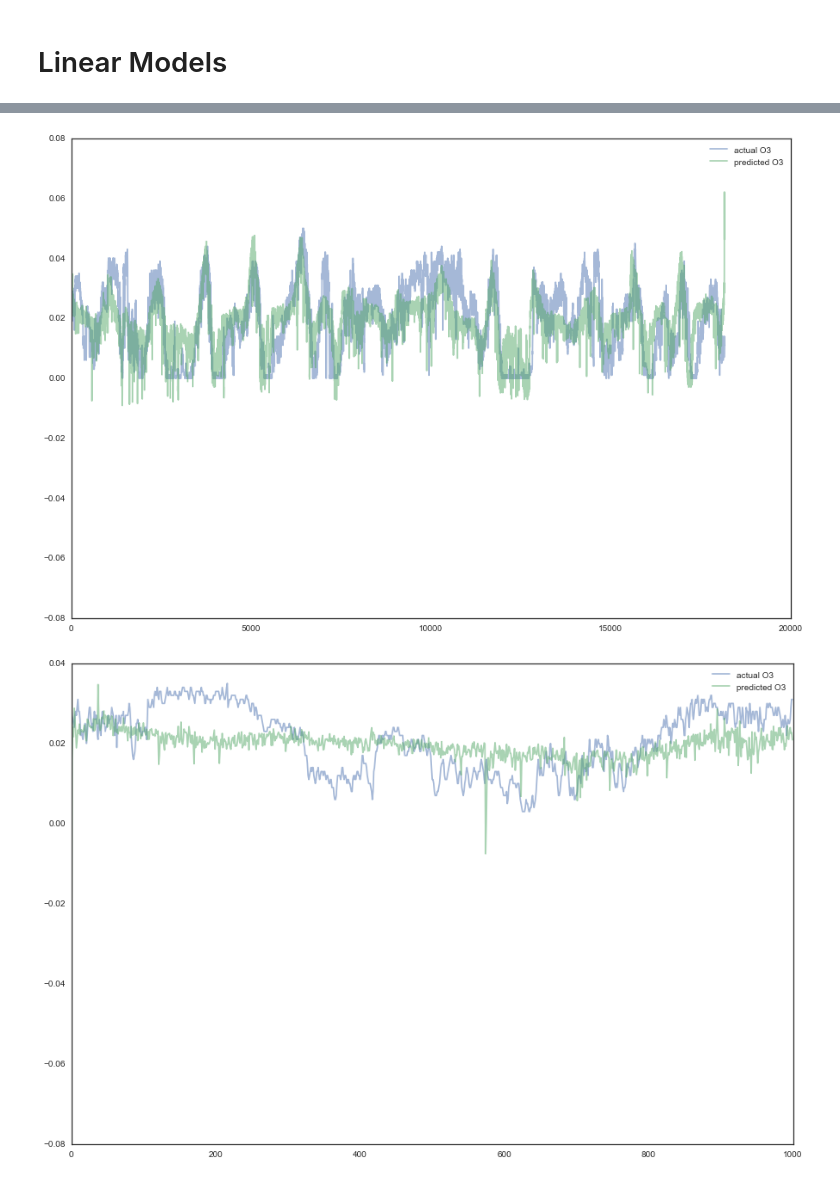
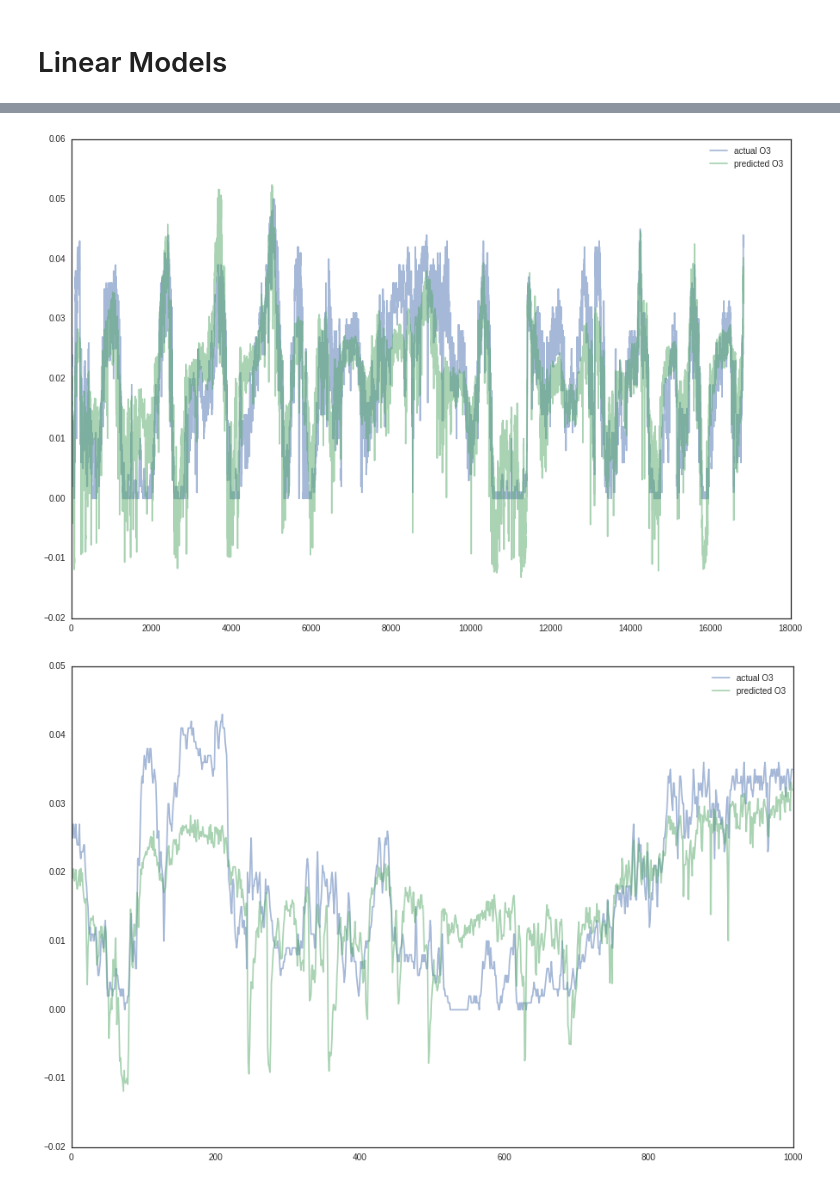
Before and after one commit to sharadmv/colocation, a Jupyter notebook: Readings.ipynb, the cells around one changed output, grey strips where cells are left out. Cells and saved outputs as stored; diff of their text form; code cells hidden in the pictures.

Commit message:
updated data and scripts to read data

```diff
--- a/Readings.ipynb
+++ b/Readings.ipynb
@@ -63,2 +18,0 @@ target
-# %%
-data = input.join(target).dropna()
@@ -88,6 +19,11 @@ X
+# %%
+input_columns = ['S1', 'S2', 'S3', 'T', 'NC', 'RH']
+target_columns = ['R-CO', 'R-NO', 'R-NO2', 'R-O3', 'R-Temp']
+# %%
+X, Y = data[input_columns], data[target_columns]
 # %% [markdown]
 # Linear Models
 # %%
 model = LinearRegression()
-model.fit(X, y)
+model.fit(X, Y)
 # %% [output]
@@ -110,13 +46,13 @@ xlim(0, 1000);
 # %%
 figure();
-plot(y['O3-ppm'].as_matrix(), label='actual O3', alpha=0.5);
-plot(ypred[:, 1], label='predicted O3', alpha=0.5);
+plot(Y['R-O3'].as_matrix(), label='actual O3', alpha=0.5);
+plot(ypred[:, 3], label='predicted O3', alpha=0.5);
 legend(loc='best')
 figure();
-plot(y['O3-ppm'].as_matrix()[:1000], label='actual O3', alpha=0.5);
-plot(ypred[:, 1][:1000], label='predicted O3', alpha=0.5);
+plot(Y['R-O3'].as_matrix()[:1000], label='actual O3', alpha=0.5);
+plot(ypred[:, 3][:1000], label='predicted O3', alpha=0.5);
 legend(loc='best')
 xlim(0, 1000);
 # %% [output]
-[figure, old version]
+[figure, new version]
-[figure, old version]
+[figure, new version]
```
Also changed, not shown: parts of 11 cells of this notebook, 2 other files.
